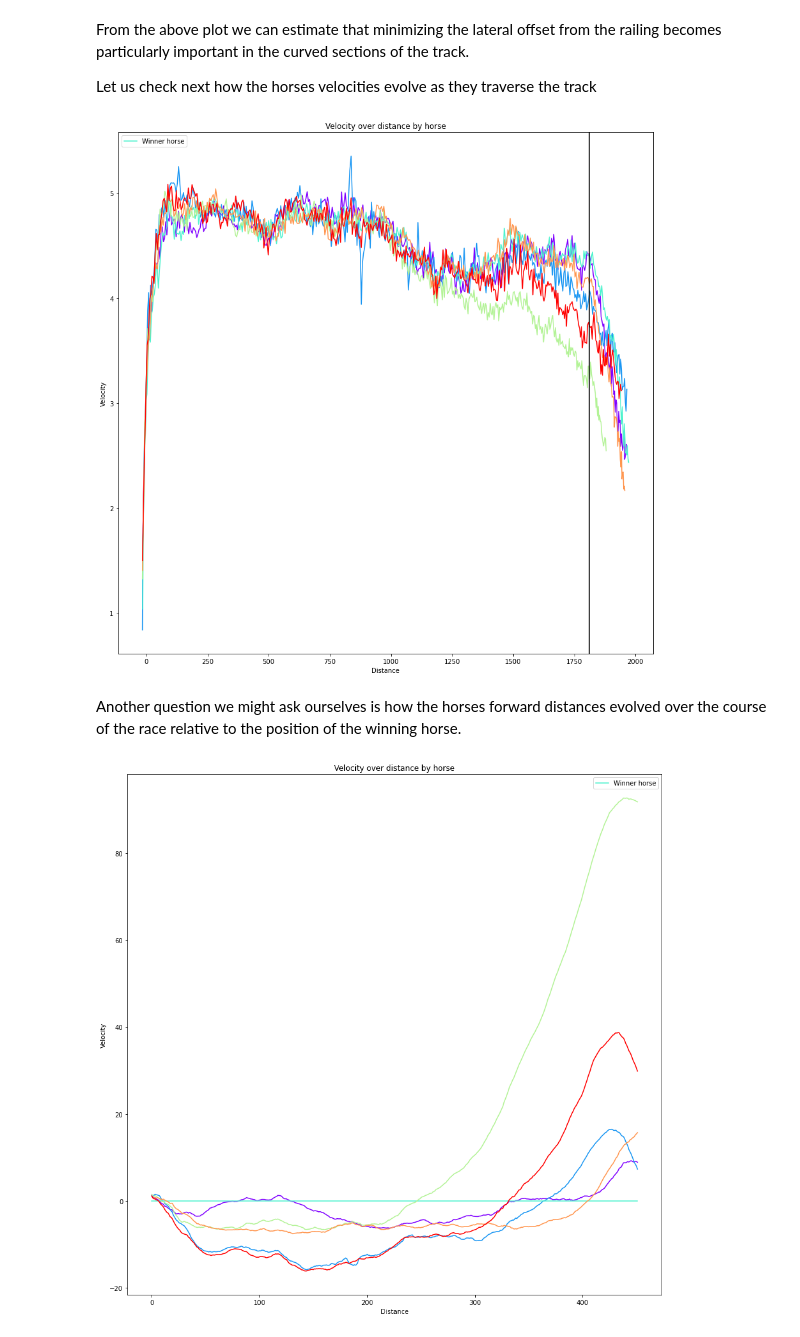
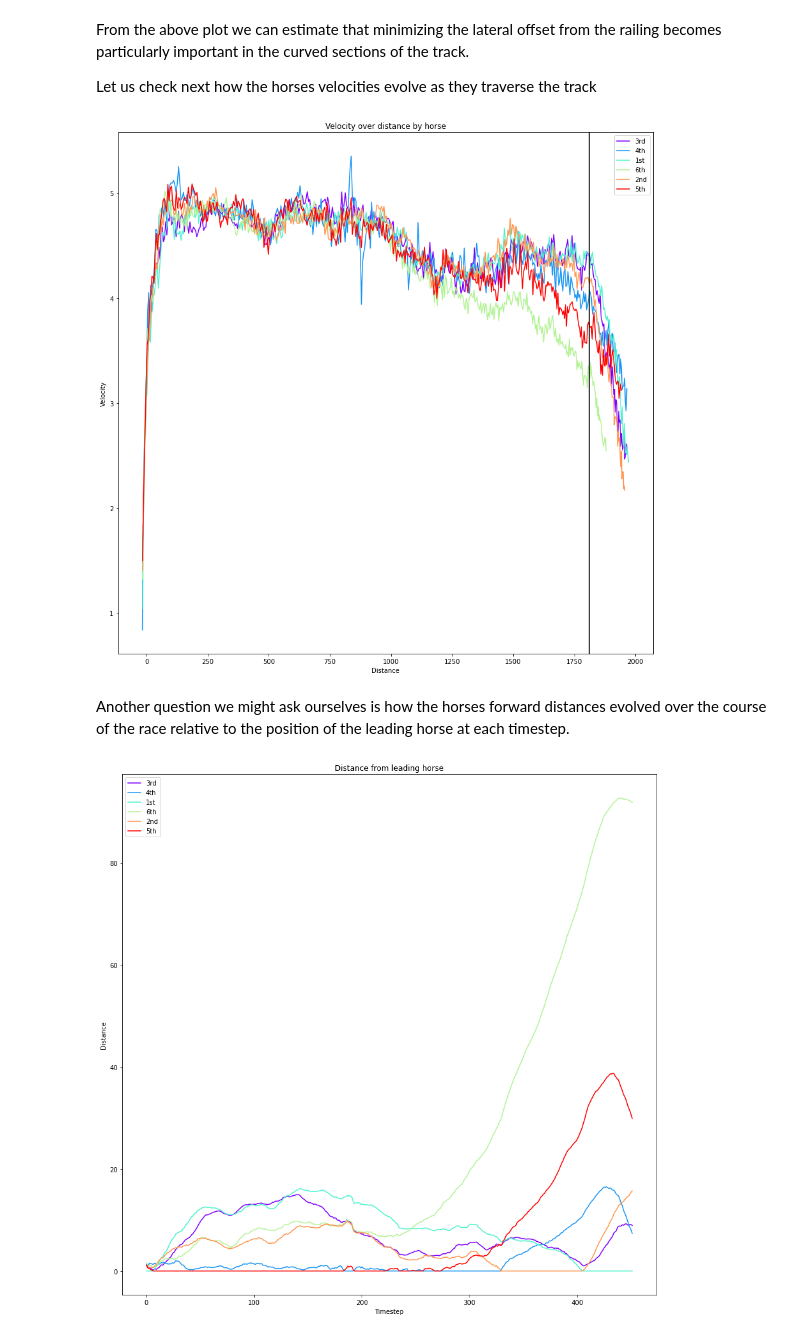
Before and after one commit to DavidBrandes/horse_racing, a Jupyter notebook: showcase.ipynb, the cells around one changed output. Saved outputs shown, nothing was run; the diff lists cells and outputs as text; code cells hidden in the pictures.

```diff
--- a/showcase.ipynb
+++ b/showcase.ipynb
@@ -44,18 +42,15 @@ track_id = "AQU"
 course_type = "D"
 finish_line = "main"
 race_date = "2019-01-01"
-race_number = 4
-winner_program_number = "1  "
-race_length = 1810.52  # in meters
+race_number = 8
 
 race_data = tracking_data[(tracking_data["track_id"] == track_id) &
                           (tracking_data["race_date"] == race_date) &
                           (tracking_data["race_number"] == race_number)]
 
 trajectories = []
-winner_trajectory_index = None
 
-for index, program_number in enumerate(race_data["program_number"].unique()):
+for program_number in race_data["program_number"].unique():
     program_data = race_data[race_data["program_number"] == program_number]
 
     lat = program_data['latitude'].to_numpy()
@@ -69,10 +64,7 @@ for index, program_number in enumerate(race_data["program_number"].unique()):
     coords = np.stack([lat, long], axis=-1)
     trajectories.append(coords)
 
-    if program_number == winner_program_number:
-        winner_trajectory_index = index
-
 trajectories = np.array(trajectories)
 
-race_track.plot_race(trajectories, finish_line, course_type)
+race_track.plot_race(trajectories, course_type, finish_line, run_in_id="D")
 # %% [output]
@@ -95,6 +124,6 @@ As the vectorized representation of the track does not have continous derivative
 So far we are still presenting the horses position data in a planar space, only colorizing the horses trajectories.
 Instead we can now visualize the horse paths in our new flattened space as well.
 # %%
-distances, offsets, curvatures = race_track(trajectories, "main", "D")
+distances, offsets, curvatures = race_track(trajectories, course_type, finish_line)
 # instead of looking at the distance to the finish line we look at the traveled distance
 distances = race_length - distances
@@ -103,13 +129,0 @@ Let us first see the races finish by plotting the distances for the last few mea
-# %%
-colors = iter(plt.cm.rainbow(np.linspace(0, 1, len(trajectories))))
-
-for index, distance in enumerate(distances):
-  color = next(colors)
-
-  plt.plot(range(len(distance))[-100:], distance[-100:], c=color, label="Winner horse" if index == winner_trajectory_index else None)
-
-plt.title("Distance over time by horse")
-plt.xlabel("Timestep")
-plt.ylabel("Distance")
-plt.legend()
-plt.show()
@@ -155,8 +167,7 @@ colors = iter(plt.cm.rainbow(np.linspace(0, 1, len(trajectories))))
 
 for index, distance in enumerate(distances):
   color = next(colors)
-  plt.plot(distance[1:], np.diff(distance), c=color,
-           label="Winner horse" if index == winner_trajectory_index else None)
+  plt.plot(distance[1:], np.diff(distance), c=color, label=outcome[index])
 
 plt.axvline(x=race_length, c="k")
 plt.title("Velocity over distance by horse")
@@ -165,26 +176,25 @@ plt.ylabel("Velocity")
 plt.legend()
 plt.show()
 # %% [output]
-[figure, old version]
+[figure, new version]
 # %% [markdown]
-Another question we might ask ourselves is how the horses forward distances evolved over the course of the race relative to the position of the winning horse.
+Another question we might ask ourselves is how the horses forward distances evolved over the course of the race relative to the position of the leading horse at each timestep.
 # %%
 colors = iter(plt.cm.rainbow(np.linspace(0, 1, len(trajectories))))
 
-distances_from_winner = distances[winner_trajectory_index] - distances
+distances_from_leader = np.max(distances, axis=0, keepdims=True) - distances
 
-for index, (distance, distance_from_winner) in enumerate(zip(distances, distances_from_winner)):
+for index, (distance, distance_from_leader) in enumerate(zip(distances, distances_from_leader)):
   color = next(colors)
-  plt.plot(distance_from_winner, c=color,
-           label="Winner horse" if index == winner_trajectory_index else None)
+  plt.plot(distance_from_leader, c=color, label=outcome[index])
 
-plt.title("Distance from winning horse")
+plt.title("Distance from leading horse")
 plt.xlabel("Timestep")
 plt.ylabel("Distance")
 plt.legend()
 plt.show()
 # %% [output]
-[figure, old version]
+[figure, new version]
 # %% [markdown]
 Looking at the generated plot we observe that the winning horse only managed to aquire the lead position at the very end of the race while even being the last horse at previous timestamps.
 
```
Also changed, not shown: parts of 15 cells of this notebook, 17 other files.
